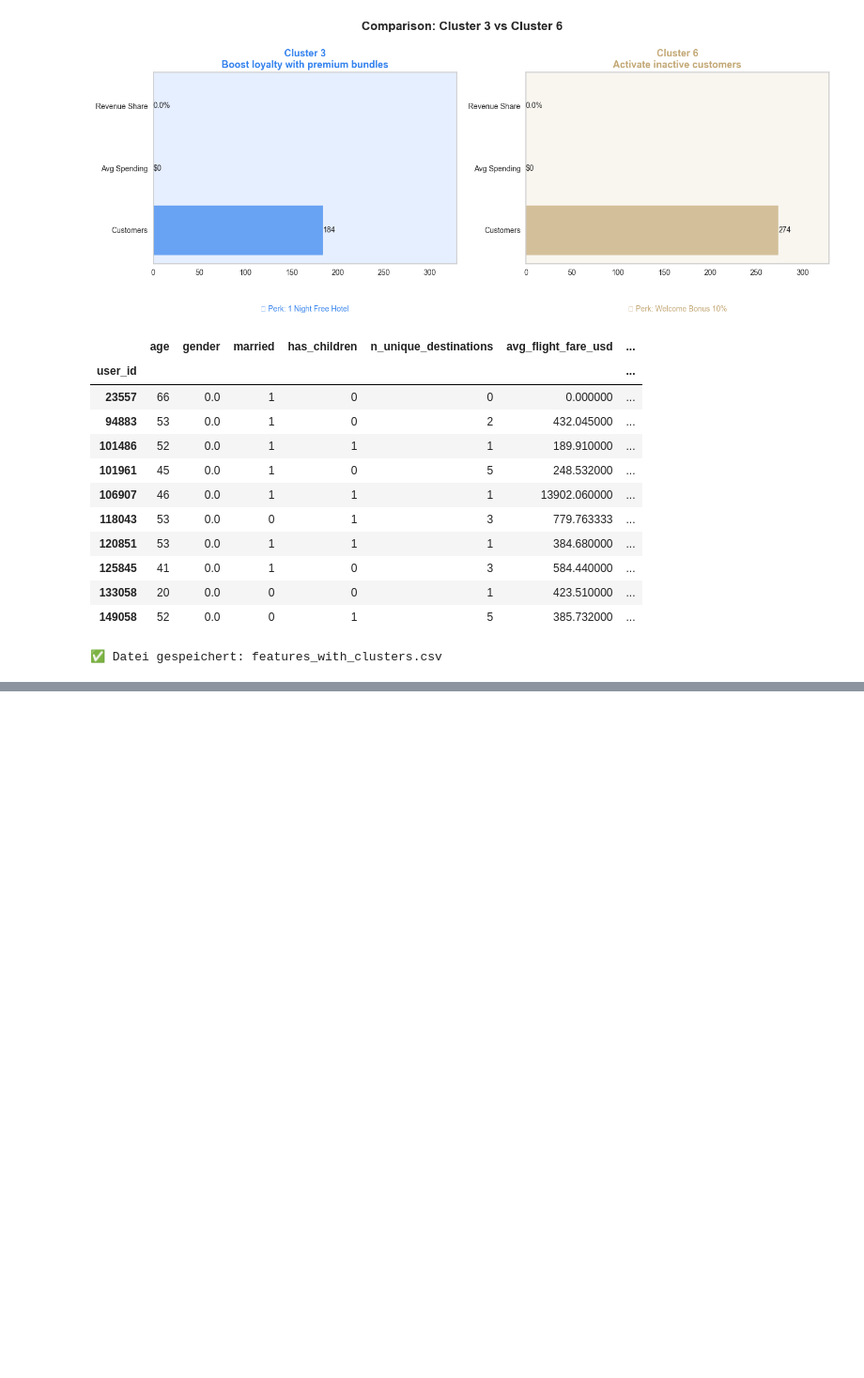
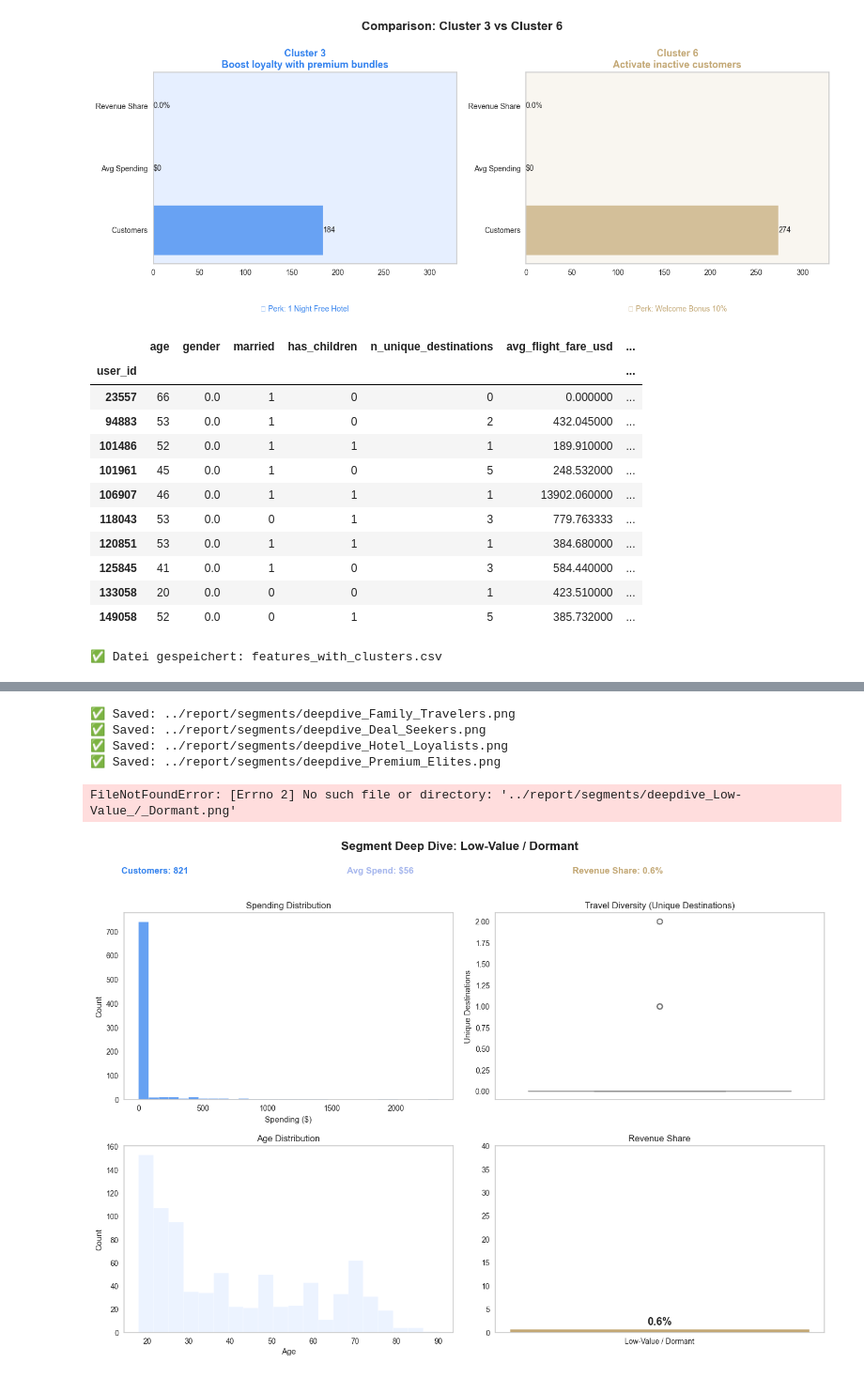
Before and after one commit to 42kiko/traveltide, a Jupyter notebook: notebooks/clustering.ipynb, the cells around one changed output, grey strips where cells are left out. Shown at 94% size. Cells and saved outputs as stored; diff of their text form; code cells hidden in the pictures; blank space fills up the shorter version.

```diff
--- a/notebooks/clustering.ipynb
+++ b/notebooks/clustering.ipynb
@@ -1331,0 +1701,70 @@ print("✅ Datei gespeichert: features_with_clusters.csv")
+# %%
+import os
+import matplotlib.pyplot as plt
+import seaborn as sns
+import matplotlib.ticker as mtick
+
+# Save path
+savepath = "../report/segments/"
+os.makedirs(savepath, exist_ok=True)
+
+# Corporate Colors
+COLORS = ["#3382ee", "#a6b7ee", "#e6efff", "#c3a875"]
+
+def deep_dive_segment(df, segment_name):
+    seg_df = df[df["segment"] == segment_name]
+    revenue_share = seg_df["total_flight_fare_usd"].sum() / total_revenue * 100
+    avg_spend = seg_df["total_flight_fare_usd"].mean()
+    customers = len(seg_df)
+
+    fig, axes = plt.subplots(2, 2, figsize=(14, 10), facecolor="white")
+    fig.suptitle(f"Segment Deep Dive: {segment_name}", fontsize=16, fontweight="bold")
+
+    # --- KPI Box ---
+    fig.text(0.05, 0.92, f"Customers: {customers:,}", fontsize=12, fontweight="bold", color=COLORS[0])
+    fig.text(0.35, 0.92, f"Avg Spend: ${avg_spend:,.0f}", fontsize=12, fontweight="bold", color=COLORS[1])
+    fig.text(0.65, 0.92, f"Revenue Share: {revenue_share:.1f}%", fontsize=12, fontweight="bold", color=COLORS[3])
+
+    # --- Plot 1: Spending Distribution ---
+    sns.histplot(seg_df["total_flight_fare_usd"], bins=30, ax=axes[0,0], color=COLORS[0])
+    axes[0,0].set_title("Spending Distribution")
+    axes[0,0].set_xlabel("Spending ($)")
+    axes[0,0].set_ylabel("Count")
+
+    # --- Plot 2: Travel Diversity ---
+    if "n_unique_destinations" in seg_df.columns:
+        sns.boxplot(y=seg_df["n_unique_destinations"], ax=axes[0,1], color=COLORS[1])
+        axes[0,1].set_title("Travel Diversity (Unique Destinations)")
+        axes[0,1].set_ylabel("Unique Destinations")
+
+    # --- Plot 3: Age Distribution (optional) ---
+    if "age" in seg_df.columns:
+        sns.histplot(seg_df["age"], bins=20, ax=axes[1,0], color=COLORS[2])
+        axes[1,0].set_title("Age Distribution")
+        axes[1,0].set_xlabel("Age")
+        axes[1,0].set_ylabel("Count")
+    else:
+        axes[1,0].axis("off")
+
+    # --- Plot 4: Revenue Share Highlight ---
+    axes[1,1].bar([segment_name], [revenue_share], color=COLORS[3])
+    axes[1,1].set_ylim(0, max(40, revenue_share * 1.5))
+    axes[1,1].set_title("Revenue Share")
+    axes[1,1].text(0, revenue_share + 1, f"{revenue_share:.1f}%", ha="center", fontweight="bold")
+
+    plt.tight_layout(rect=[0, 0, 1, 0.93])
+    filename = f"{savepath}deepdive_{segment_name.replace(' ', '_')}.png"
+    plt.savefig(filename, dpi=300, bbox_inches="tight")
+    plt.close()
+    print(f"✅ Saved: {filename}")
+
+# Alle Segmente automatisch durchlaufen
+for seg in df_plot["segment"].unique():
+    deep_dive_segment(df_plot, seg)
+# %% [output]
+✅ Saved: ../report/segments/deepdive_Family_Travelers.png
+✅ Saved: ../report/segments/deepdive_Deal_Seekers.png
+✅ Saved: ../report/segments/deepdive_Hotel_Loyalists.png
+✅ Saved: ../report/segments/deepdive_Premium_Elites.png
+FileNotFoundError: [Errno 2] No such file or directory: '../report/segments/deepdive_Low-Value_/_Dormant.png'
+[figure, added]
```
Also changed, not shown: parts of 8 cells of this notebook, 14 other files.
